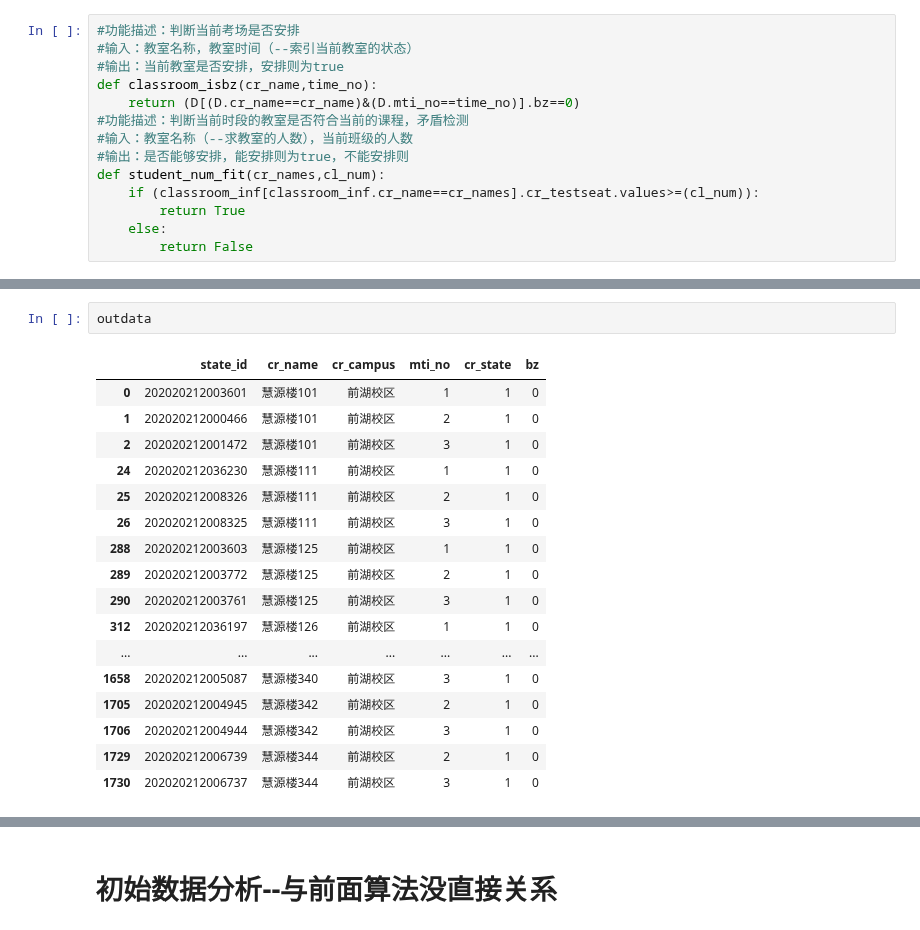
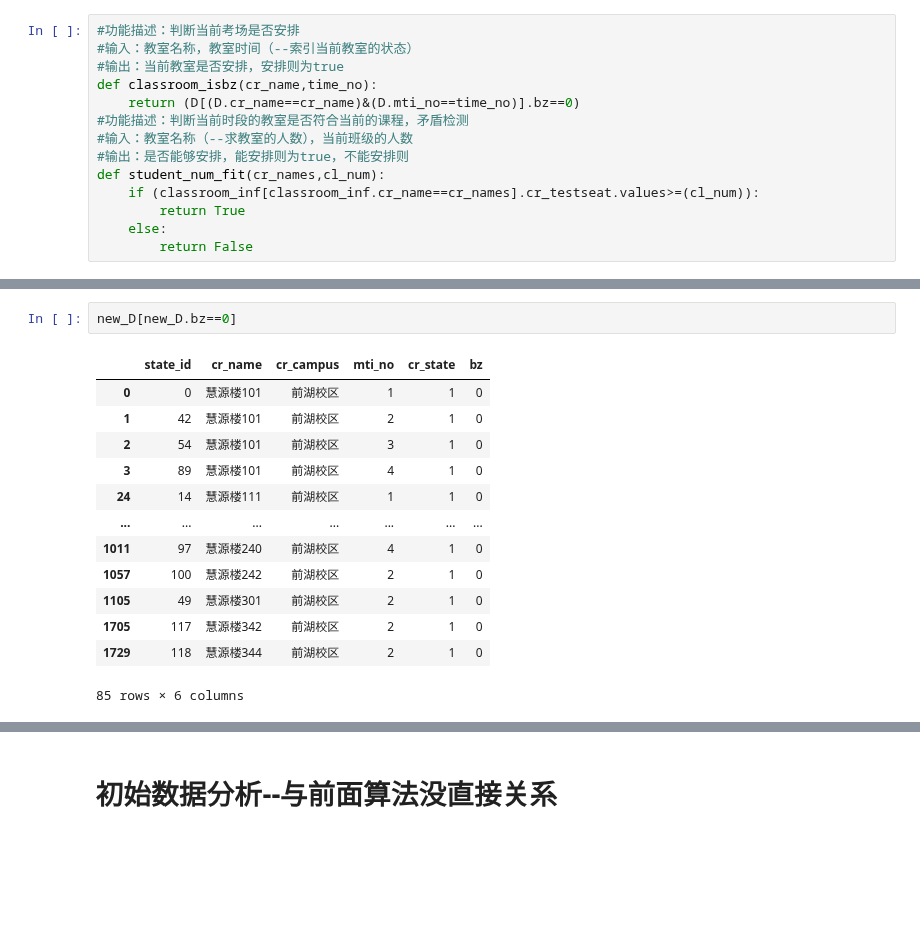
Before and after one commit to dummychicken/NCUjw, a Jupyter notebook: Ke Chen/read_data.ipynb, the cells around one changed output, grey strips where cells are left out. Drawn from its saved outputs; the diff is of its cells as text; blank space fills up the shorter version.

```diff
--- a/Ke Chen/read_data.ipynb
+++ b/Ke Chen/read_data.ipynb
@@ -189,23 +156,19 @@ Wall time: 25.4 s
-# %%
-outdata
-# %% [output]
-|  | state_id | cr_name | cr_campus | mti_no | cr_state | bz |
-| 0 | 202020212003601 | 慧源楼101 | 前湖校区 | 1 | 1 | 0 |
-| 1 | 202020212000466 | 慧源楼101 | 前湖校区 | 2 | 1 | 0 |
-| 2 | 202020212001472 | 慧源楼101 | 前湖校区 | 3 | 1 | 0 |
-| 24 | 202020212036230 | 慧源楼111 | 前湖校区 | 1 | 1 | 0 |
-| 25 | 202020212008326 | 慧源楼111 | 前湖校区 | 2 | 1 | 0 |
-| 26 | 202020212008325 | 慧源楼111 | 前湖校区 | 3 | 1 | 0 |
-| 288 | 202020212003603 | 慧源楼125 | 前湖校区 | 1 | 1 | 0 |
-| 289 | 202020212003772 | 慧源楼125 | 前湖校区 | 2 | 1 | 0 |
-| 290 | 202020212003761 | 慧源楼125 | 前湖校区 | 3 | 1 | 0 |
-| 312 | 202020212036197 | 慧源楼126 | 前湖校区 | 1 | 1 | 0 |
-| ... | ... | ... | ... | ... | ... | ... |
-| 1658 | 202020212005087 | 慧源楼340 | 前湖校区 | 3 | 1 | 0 |
-| 1705 | 202020212004945 | 慧源楼342 | 前湖校区 | 2 | 1 | 0 |
-| 1706 | 202020212004944 | 慧源楼342 | 前湖校区 | 3 | 1 | 0 |
-| 1729 | 202020212006739 | 慧源楼344 | 前湖校区 | 2 | 1 | 0 |
-| 1730 | 202020212006737 | 慧源楼344 | 前湖校区 | 3 | 1 | 0 |
+# %%
+new_D[new_D.bz==0]
+# %% [output]
+|  | state_id | cr_name | cr_campus | mti_no | cr_state | bz |
+| 0 | 0 | 慧源楼101 | 前湖校区 | 1 | 1 | 0 |
+| 1 | 42 | 慧源楼101 | 前湖校区 | 2 | 1 | 0 |
+| 2 | 54 | 慧源楼101 | 前湖校区 | 3 | 1 | 0 |
+| 3 | 89 | 慧源楼101 | 前湖校区 | 4 | 1 | 0 |
+| 24 | 14 | 慧源楼111 | 前湖校区 | 1 | 1 | 0 |
+| ... | ... | ... | ... | ... | ... | ... |
+| 1011 | 97 | 慧源楼240 | 前湖校区 | 4 | 1 | 0 |
+| 1057 | 100 | 慧源楼242 | 前湖校区 | 2 | 1 | 0 |
+| 1105 | 49 | 慧源楼301 | 前湖校区 | 2 | 1 | 0 |
+| 1705 | 117 | 慧源楼342 | 前湖校区 | 2 | 1 | 0 |
+| 1729 | 118 | 慧源楼344 | 前湖校区 | 2 | 1 | 0 |
+85 rows × 6 columns
 # %%
 alldata
 # %% [output]
```
Also changed, not shown: parts of 21 cells of this notebook.
